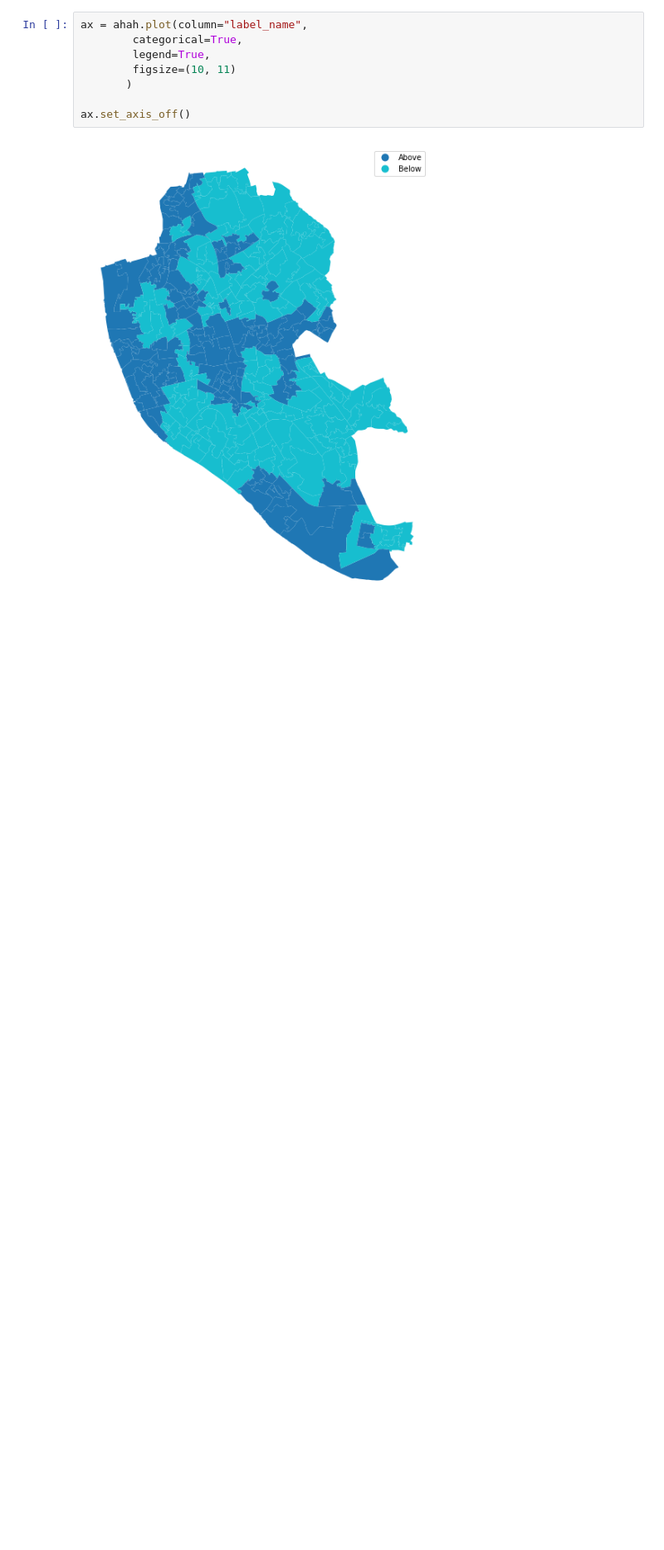
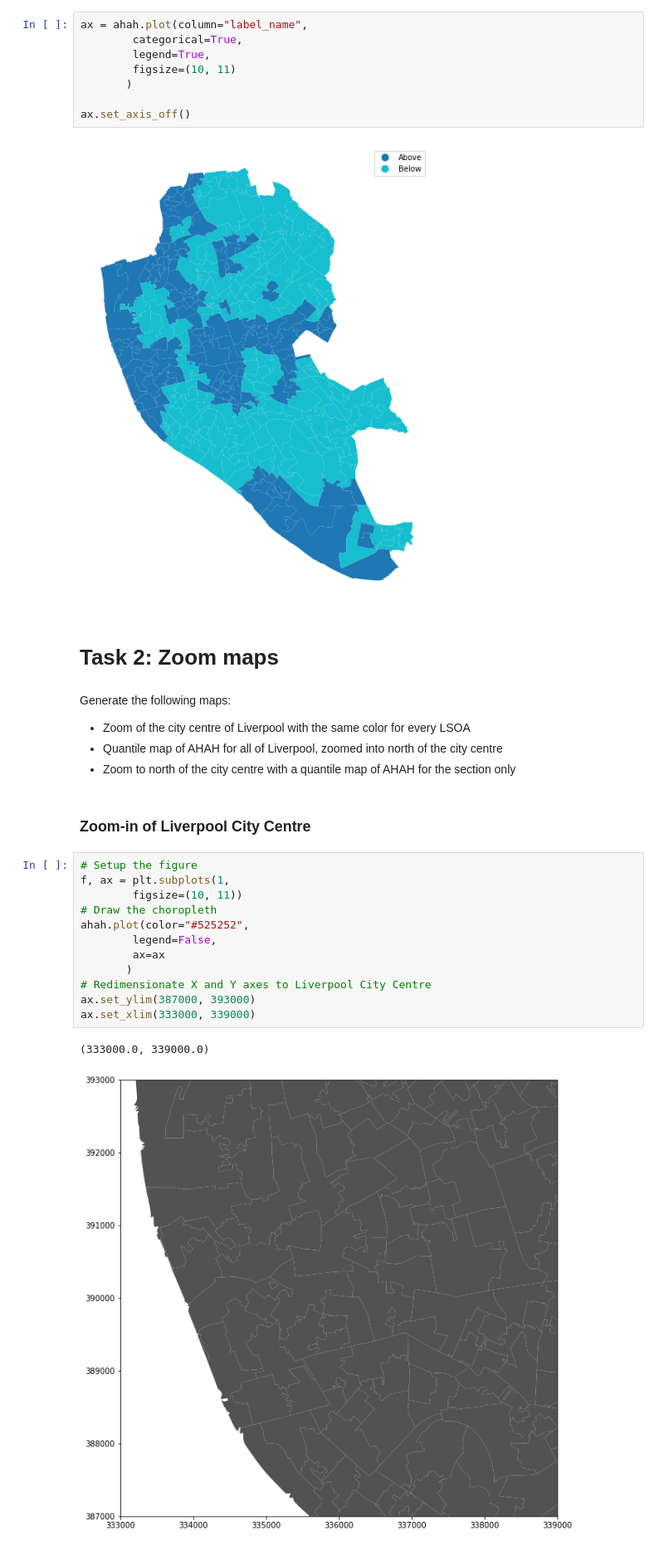
Before and after one commit to MarcosDemetry/GDS-Course, a Jupyter notebook: Hand-Ins/bD/D_tasks.ipynb, the cells around one changed output. Shown at 83% size. Saved outputs shown, nothing was run; the diff lists cells and outputs as text; blank space fills up the shorter version.

```diff
--- a/Hand-Ins/bD/D_tasks.ipynb
+++ b/Hand-Ins/bD/D_tasks.ipynb
@@ -188,3 +188,28 @@ ax = ahah.plot(column="label_name",
 ax.set_axis_off()
 # %% [output]
 [figure]
+# %% [markdown]
+# Task 2: Zoom maps
+# %% [markdown]
+Generate the following maps:
+
+* Zoom of the city centre of Liverpool with the same color for every LSOA
+* Quantile map of AHAH for all of Liverpool, zoomed into north of the city centre
+* Zoom to north of the city centre with a quantile map of AHAH for the section only
+# %% [markdown]
+### Zoom-in of Liverpool City Centre
+# %%
+# Setup the figure
+f, ax = plt.subplots(1,
+        figsize=(10, 11))
+# Draw the choropleth
+ahah.plot(color="#525252",
+        legend=False,
+        ax=ax
+       )
+# Redimensionate X and Y axes to Liverpool City Centre
+ax.set_ylim(387000, 393000)
+ax.set_xlim(333000, 339000)
+# %% [output]
+(333000.0, 339000.0)
+[figure, added]
```
Also changed, not shown: parts of 6 cells of this notebook.
